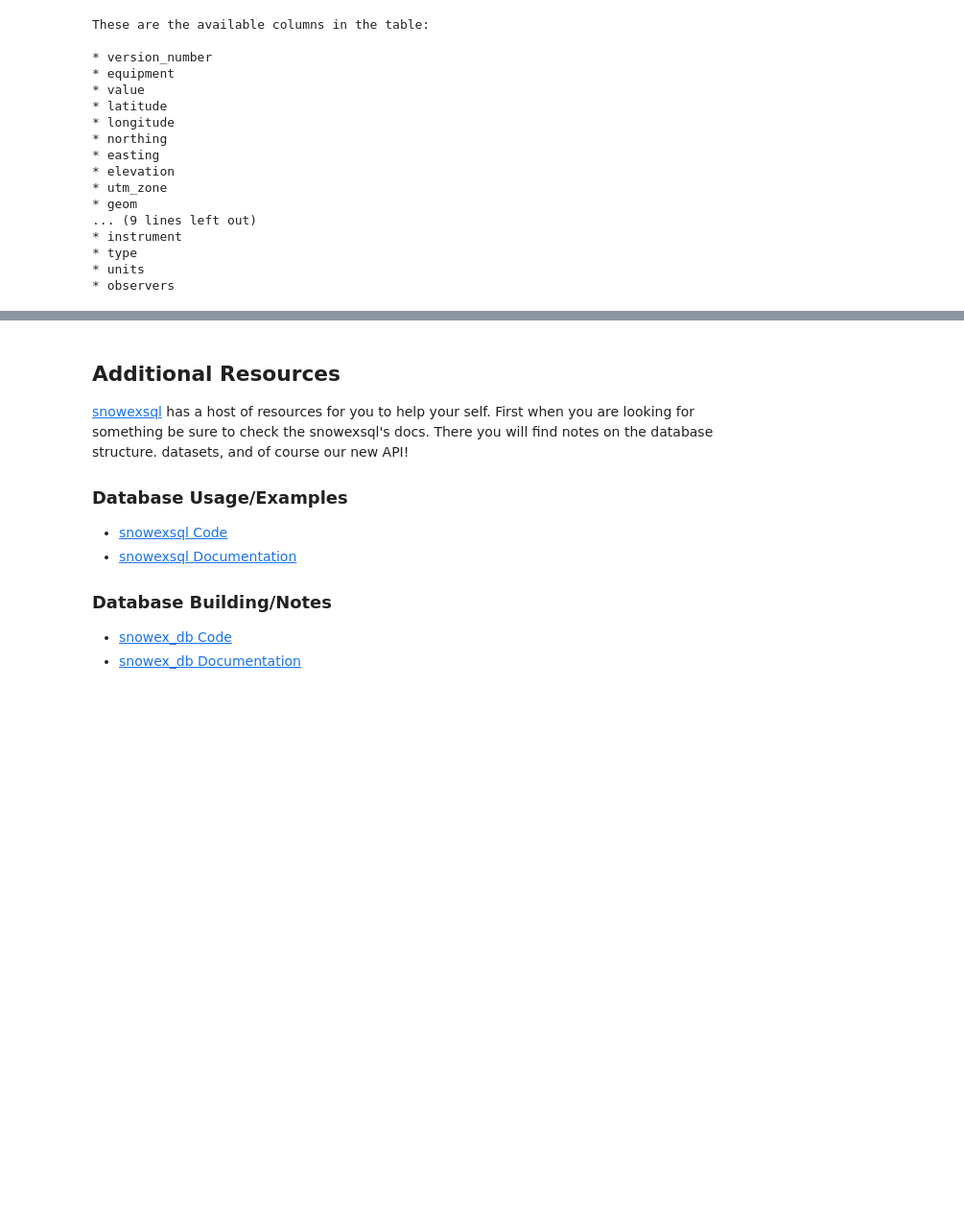
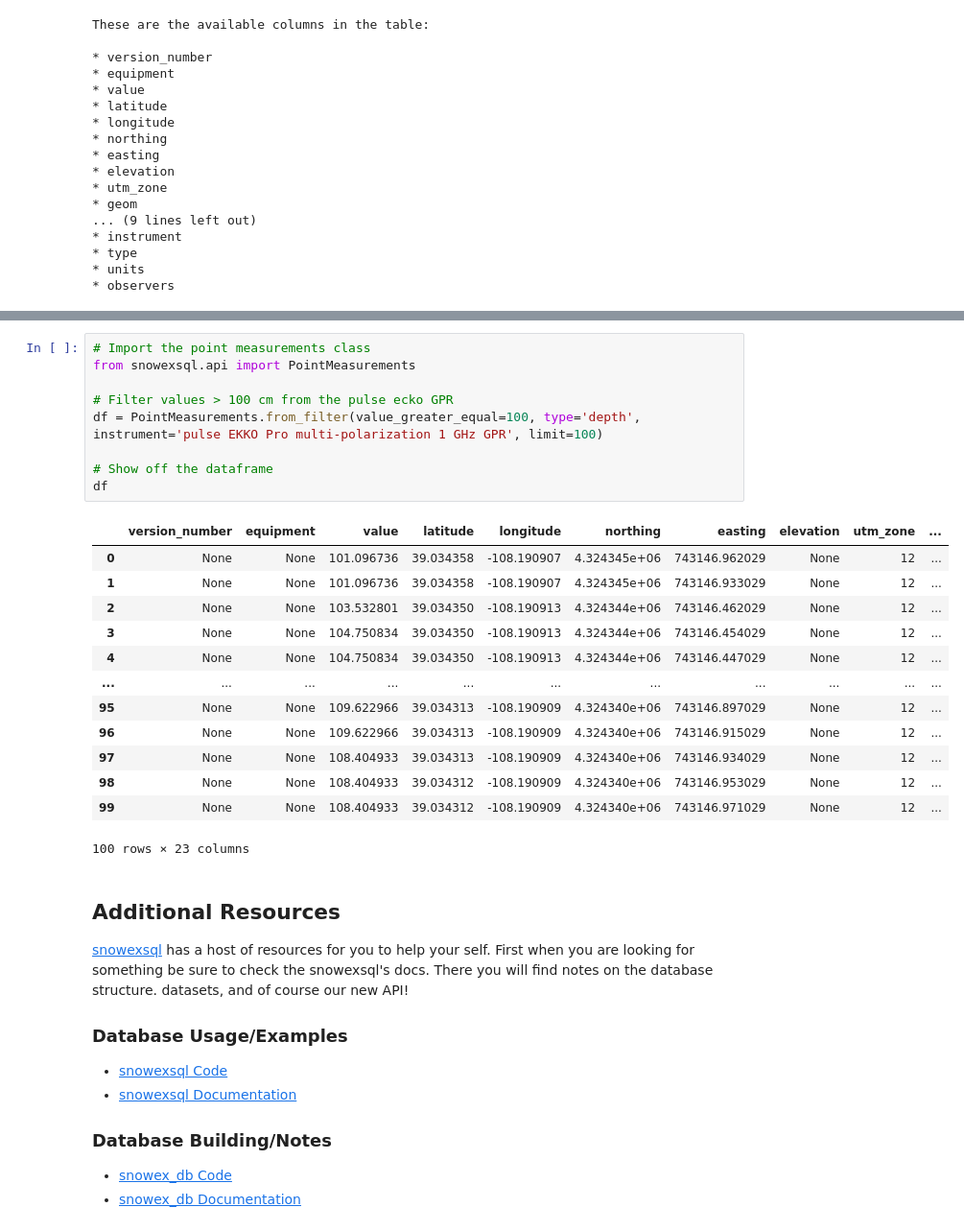
Before and after one commit to SnowEx/snow-cookbook, a Jupyter notebook: notebooks/snowex_database.ipynb, the cells around one changed output, grey strips where cells are left out. Shown at 96% size. Saved outputs shown, nothing was run; the diff lists cells and outputs as text; blank space fills up the shorter version.

```diff
--- a/notebooks/snowex_database.ipynb
+++ b/notebooks/snowex_database.ipynb
@@ -121,3 +299,26 @@ These are the available columns in the table:
+# %%
+# Import the point measurements class
+from snowexsql.api import PointMeasurements
+
+# Filter values > 100 cm from the pulse ecko GPR
+df = PointMeasurements.from_filter(value_greater_equal=100, type='depth', instrument='pulse EKKO Pro multi-polarization 1 GHz GPR', limit=100)
+
+# Show off the dataframe
+df
+# %% [output]
+|  | version_number | equipment | value | latitude | longitude | northing | easting | elevation | utm_zone | ... |
+| 0 | None | None | 101.096736 | 39.034358 | -108.190907 | 4.324345e+06 | 743146.962029 | None | 12 | ... |
+| 1 | None | None | 101.096736 | 39.034358 | -108.190907 | 4.324345e+06 | 743146.933029 | None | 12 | ... |
+| 2 | None | None | 103.532801 | 39.034350 | -108.190913 | 4.324344e+06 | 743146.462029 | None | 12 | ... |
+| 3 | None | None | 104.750834 | 39.034350 | -108.190913 | 4.324344e+06 | 743146.454029 | None | 12 | ... |
+| 4 | None | None | 104.750834 | 39.034350 | -108.190913 | 4.324344e+06 | 743146.447029 | None | 12 | ... |
+| ... | ... | ... | ... | ... | ... | ... | ... | ... | ... | ... |
+| 95 | None | None | 109.622966 | 39.034313 | -108.190909 | 4.324340e+06 | 743146.897029 | None | 12 | ... |
+| 96 | None | None | 109.622966 | 39.034313 | -108.190909 | 4.324340e+06 | 743146.915029 | None | 12 | ... |
+| 97 | None | None | 108.404933 | 39.034313 | -108.190909 | 4.324340e+06 | 743146.934029 | None | 12 | ... |
+| 98 | None | None | 108.404933 | 39.034312 | -108.190909 | 4.324340e+06 | 743146.953029 | None | 12 | ... |
+| 99 | None | None | 108.404933 | 39.034312 | -108.190909 | 4.324340e+06 | 743146.971029 | None | 12 | ... |
+100 rows × 23 columns
 # %% [markdown]
 ## Additional Resources
 
```
Also changed, not shown: parts of 13 cells of this notebook.
